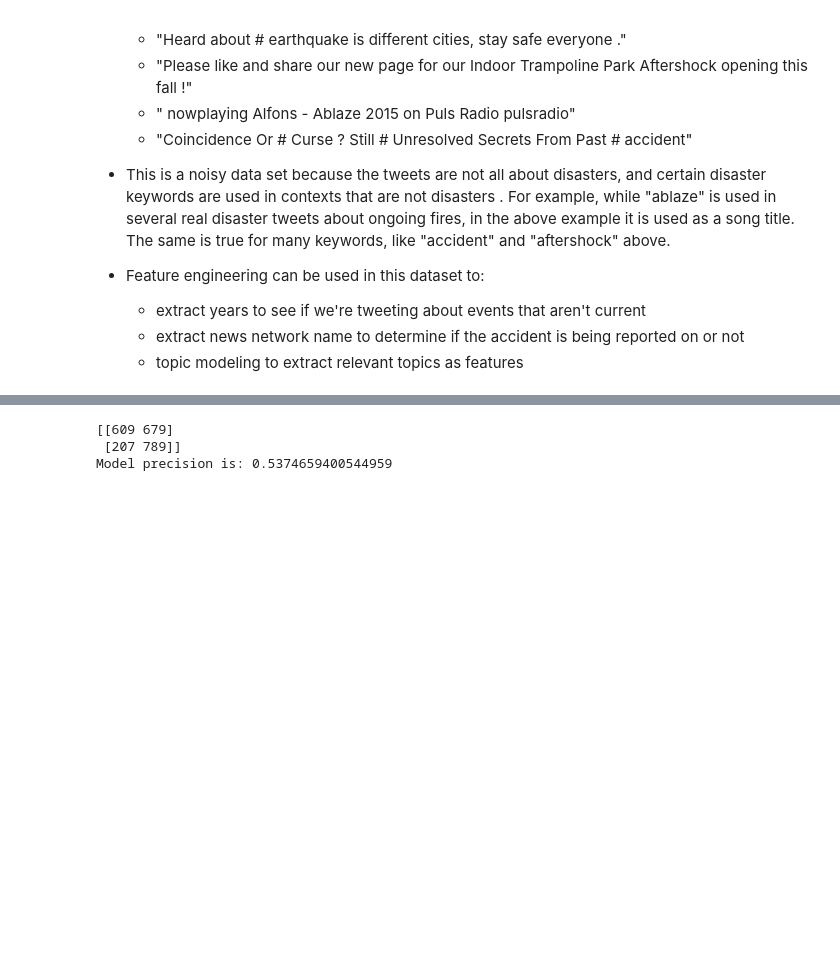
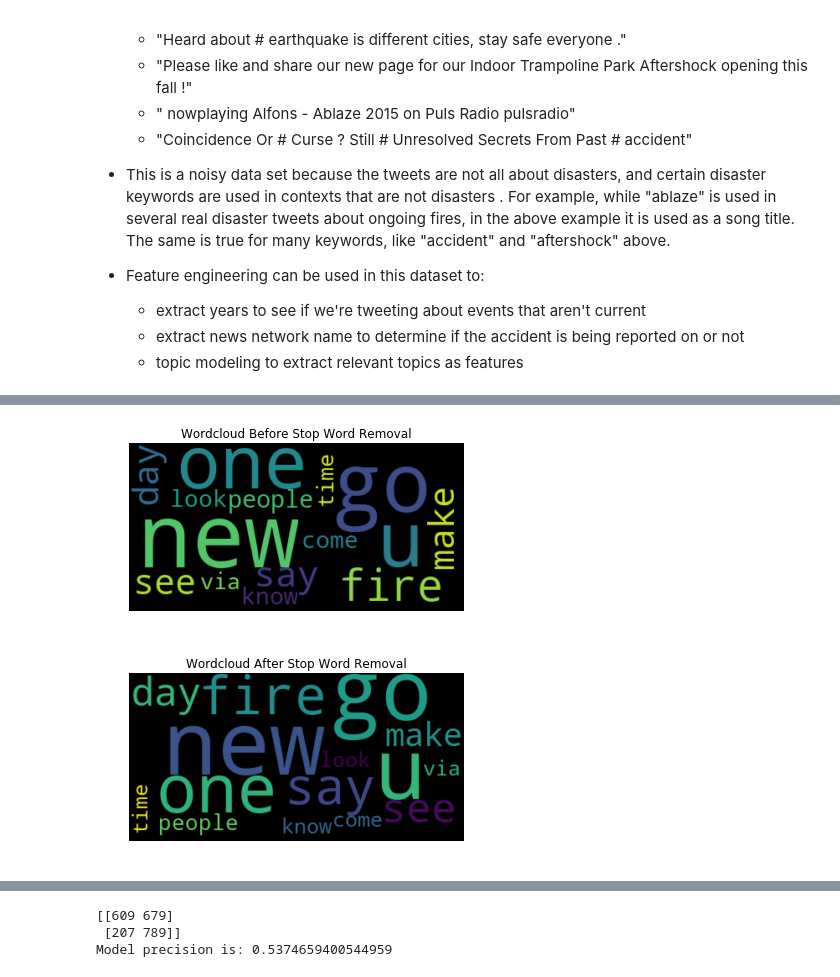
Before and after one commit to christesont/CS4447_FinalProject, a Jupyter notebook: Final_Project.ipynb, the cells around one changed output, grey strips where cells are left out. Saved outputs shown, nothing was run; the diff lists cells and outputs as text; code cells hidden in the pictures; blank space fills up the shorter version.

Commit message:
Adding wordcloud for top 15 words before and after stop word removal

```diff
--- a/Final_Project.ipynb
+++ b/Final_Project.ipynb
@@ -130,6 +125,32 @@ traindf['tweet_length'] = [len(w) for w in train_text]
 train_text = [' '.join(train_text[i]) for i in range(len(train_text))]
 
 traindf.text = train_text
+# %%
+text = ' '.join(traindf.text.str.split(' ').sum()).lower()
+# word cloud before stop word removal
+wordcloud = WordCloud(max_words=15).generate(text)
+
+import matplotlib.pyplot as plt
+plt.imshow(wordcloud, interpolation='bilinear')
+plt.axis("off")
+plt.title("Wordcloud Before Stop Word Removal")
+plt.show()
+
+# word cloud after stop word removal
+word_tokens = nltk.word_tokenize(text)
+
+word_tokens = [word for word in word_tokens if word not in stopwords]
+text = ' '.join(word_tokens)
+wordcloud = WordCloud(max_words=15).generate(text)
+
+import matplotlib.pyplot as plt
+plt.imshow(wordcloud, interpolation='bilinear')
+plt.axis("off")
+plt.title("Wordcloud After Stop Word Removal")
+plt.show()
+# %% [output]
+[figure, added]
+[figure, added]
 # %%
 # g = sns.catplot(x="target",y="tweet_length",data=traindf)
 %matplotlib inline
```
Also changed, not shown: parts of 7 cells of this notebook.
